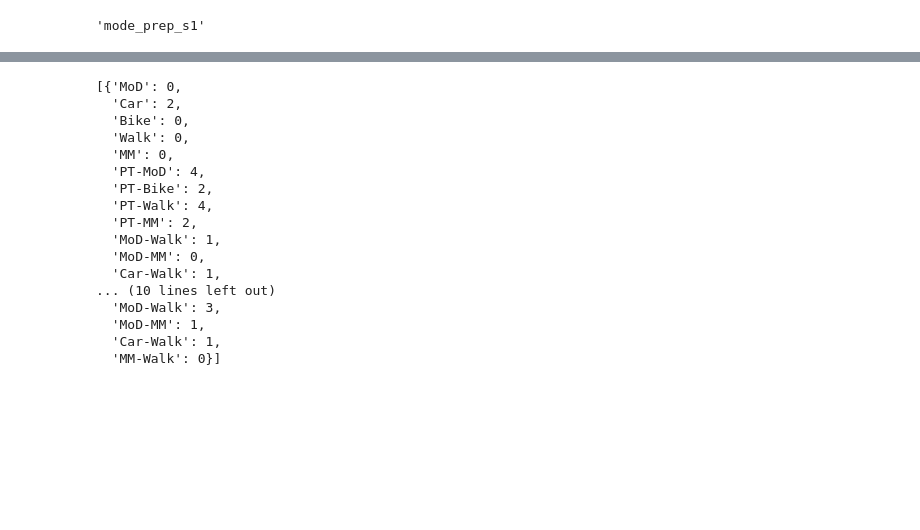
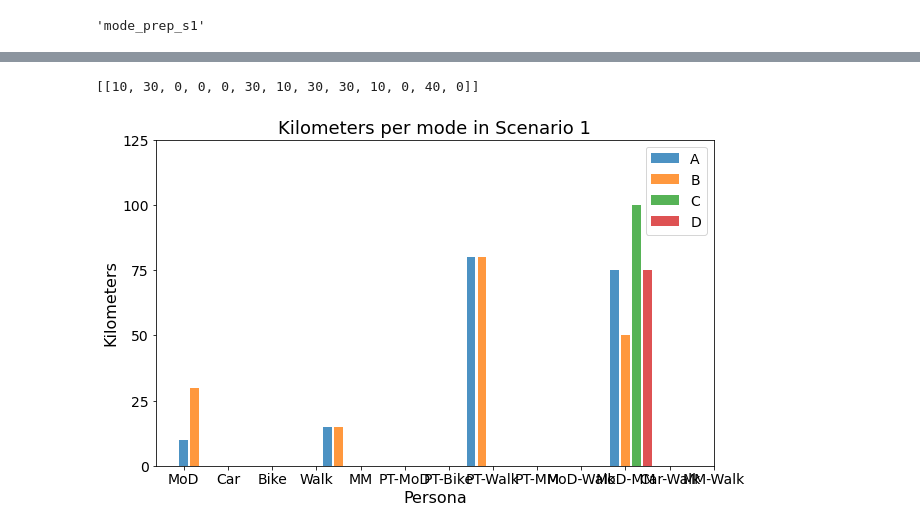
Before and after one commit to TjarkGall/decision-tool-interface, a Jupyter notebook: Scenario Simulator.ipynb, the cells around one changed output, grey strips where cells are left out. Saved outputs shown, nothing was run; the diff lists cells and outputs as text; code cells hidden in the pictures; blank space fills up the shorter version.

```diff
--- a/Scenario Simulator.ipynb
+++ b/Scenario Simulator.ipynb
@@ -445,20 +437,45 @@ mode_pref = st.experimental_data_editor(mode_pref)
-# %%
-mode_prep[1][0:2]
-# %% [output]
-[{'MoD': 0,
-  'Car': 2,
-  'Bike': 0,
-  'Walk': 0,
-  'MM': 0,
-  'PT-MoD': 4,
-  'PT-Bike': 2,
-  'PT-Walk': 4,
-  'PT-MM': 2,
-  'MoD-Walk': 1,
-  'MoD-MM': 0,
-  'Car-Walk': 1,
-... (10 lines left out)
-  'MoD-Walk': 3,
-  'MoD-MM': 1,
-  'Car-Walk': 1,
-  'MM-Walk': 0}]
+# %%
+# Temporary value
+no_scen = 4
+no_pers = 4
+pers_names=['A','B','C','D']
+modes = ["MoD", "Car", "Bike", "Walk", "MM", "PT-MoD", "PT-Bike", "PT-Walk", "PT-MM", "MoD-Walk", "MoD-MM", "Car-Walk", "MM-Walk"]
+# %%
+for mode in modes:
+    likelihood = mode_pref.loc[pers_names[i], mode]
+    km.append(likelihood * distance[i])
+km_per_mode.append(km)
+# %%
+km_per_mode
+# %% [output]
+[[10, 30, 0, 0, 0, 30, 10, 30, 30, 10, 0, 40, 0]]
+# %%
+# Define persona characteristics
+distance = [10, 15, 20, 25, 30, 35, 40, 45]
+
+# Calculate kilometers per mode for each persona in scenario 1
+km_per_mode = []
+for i in range(no_pers):
+    km = []
+    for mode in modes:
+        likelihood = mode_pref.loc[pers_names[i], mode]
+        km.append(likelihood * distance[i])
+    km_per_mode.append(km)
+
+# Plot the bar chart
+fig, ax = plt.subplots(figsize=(10,6))
+colors = ["#1f77b4", "#ff7f0e", "#2ca02c", "#d62728", "#9467bd","#1f77b4", "#ff7f0e", "#2ca02c"]
+
+for i in range(no_pers):
+    ax.bar(np.arange(no_pers)*len(modes)+i, [km[i] for km in km_per_mode], color=colors[i], width=0.8, alpha=0.8, label=pers_names[i])
+ax.set_xticks(np.arange(len(modes))*no_pers)
+ax.set_xticklabels(modes, fontsize=14)
+ax.set_yticks(np.arange(0, 150, 25))
+ax.set_yticklabels(np.arange(0, 150, 25), fontsize=14)
+ax.set_xlabel("Persona", fontsize=16)
+ax.set_ylabel("Kilometers", fontsize=16)
+ax.set_title("Kilometers per mode in Scenario 1", fontsize=18)
+ax.legend(fontsize=14)
+plt.show()
+# %% [output]
+[figure, added]
```
Also changed, not shown: parts of 3 cells of this notebook, 2 other files.
